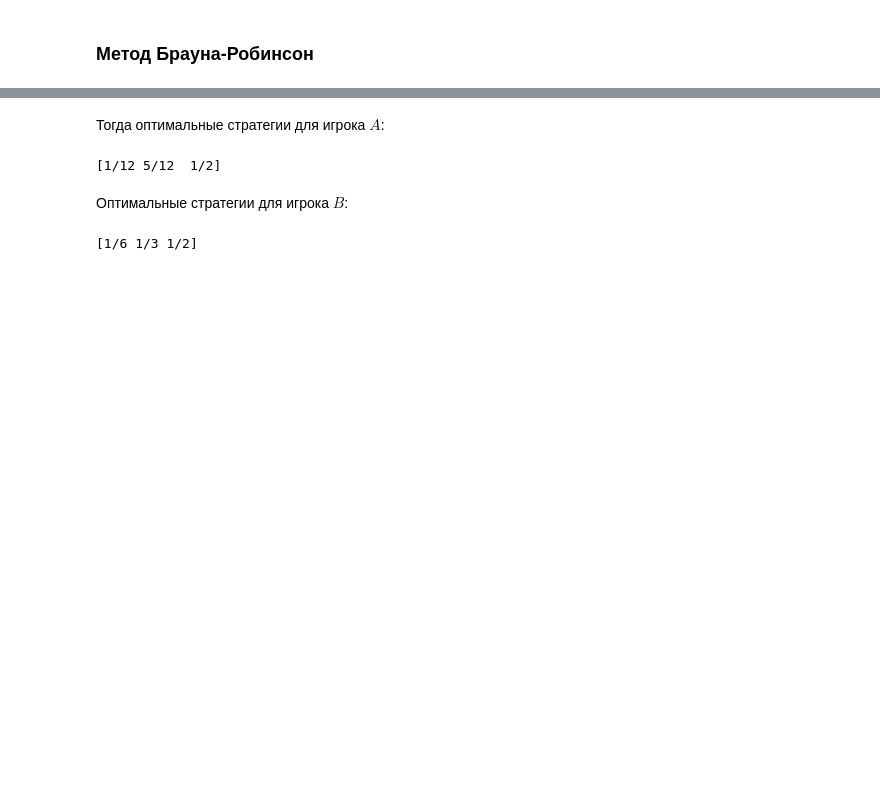
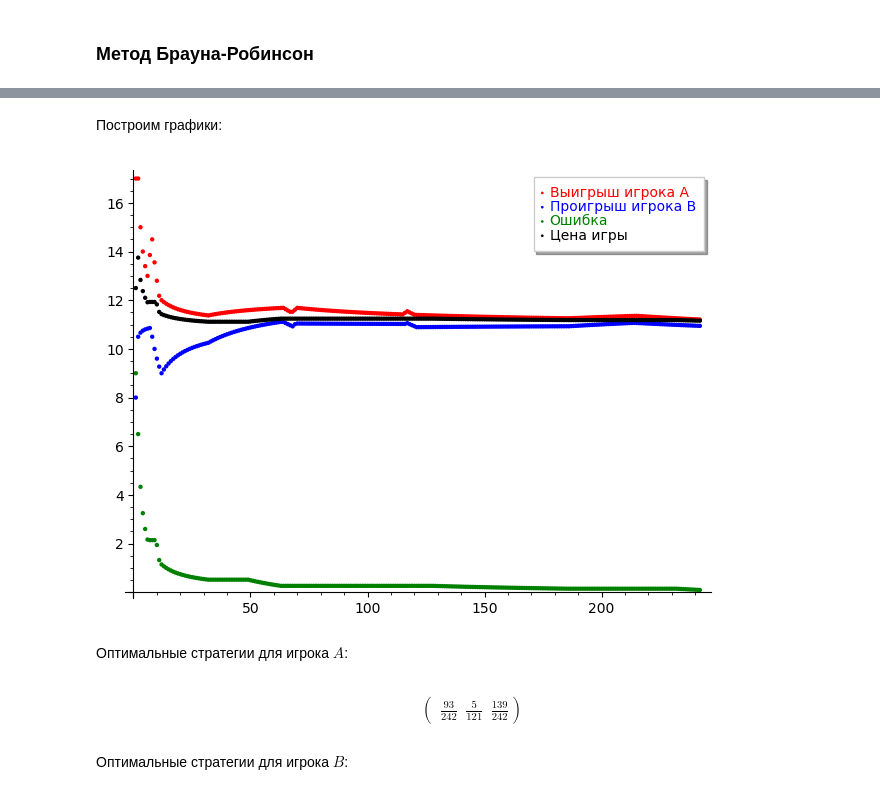
Before and after one commit to stranikk/game-theory-labs, a Jupyter notebook: lab2/lab2.ipynb, the cells around one changed output, grey strips where cells are left out. Saved outputs shown, nothing was run; the diff lists cells and outputs as text; code cells hidden in the pictures; blank space fills up the shorter version.

```diff
--- a/lab2/lab2.ipynb
+++ b/lab2/lab2.ipynb
@@ -118,14 +156,42 @@ table(rows)
+# %% [markdown]
+Построим графики:
+# %%
+from sage.plot.point import Point
+a_points = point(
+    [(row[0], row[5]) for row in rows[1:]],
+    rgbcolor='red',
+    legend_label='Выигрыш игрока A',
+    legend_color='red'
+)
+b_points = point(
+    [(row[0], row[6]) for row in rows[1:]],
+    rgbcolor='blue',
+    legend_label='Проигрыш игрока B',
+    legend_color='blue'
+)
+e_points = point(
+    [(row[0], row[7]) for row in rows[1:]],
+    rgbcolor='green',
+    legend_label='Ошибка',
+    legend_color='green'
+)
+v_points = point(
+    [(row[0], row[8]) for row in rows[1:]],
+    rgbcolor='black',
+    legend_label='Цена игры',
+    legend_color='black'
+)
+
+a_points + b_points + e_points + v_points
+# %% [output]
+[figure, added]
 # %% [markdown]
-Тогда оптимальные стратегии для игрока $A$:
+Оптимальные стратегии для игрока $A$:
-# %%
-x_strategies = matrix(1, 3, [i / k for i in vxk.values()])
-x_strategies
-# %% [output]
-[1/12 5/12  1/2]
+# %%
+Math(latex(x_strategies))
+# %% [output]
+$$\left(\begin{array}{rrr}
+\frac{93}{242} & \frac{5}{121} & \frac{139}{242}
+\end{array}\right)$$
 # %% [markdown]
 Оптимальные стратегии для игрока $B$:
-# %%
-y_strategies = matrix([i / k for i in vyk.values()])
-y_strategies
-# %% [output]
-[1/6 1/3 1/2]
```
Also changed, not shown: parts of 19 cells of this notebook, 5 other files.
